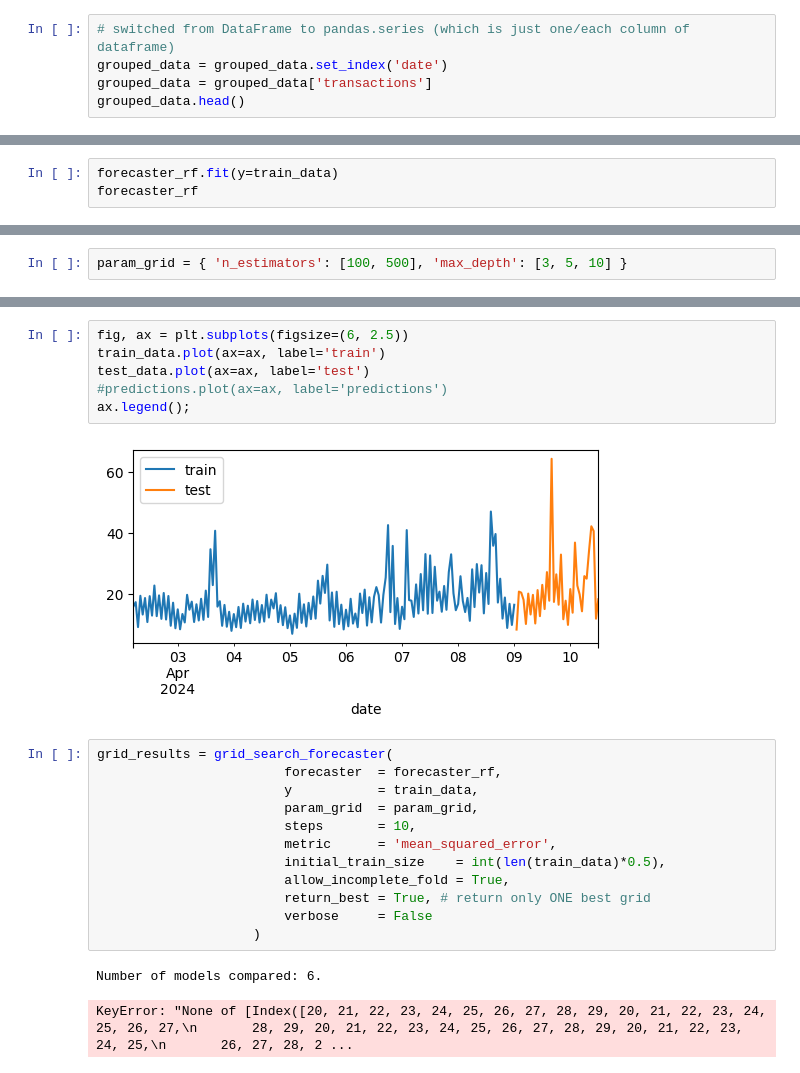
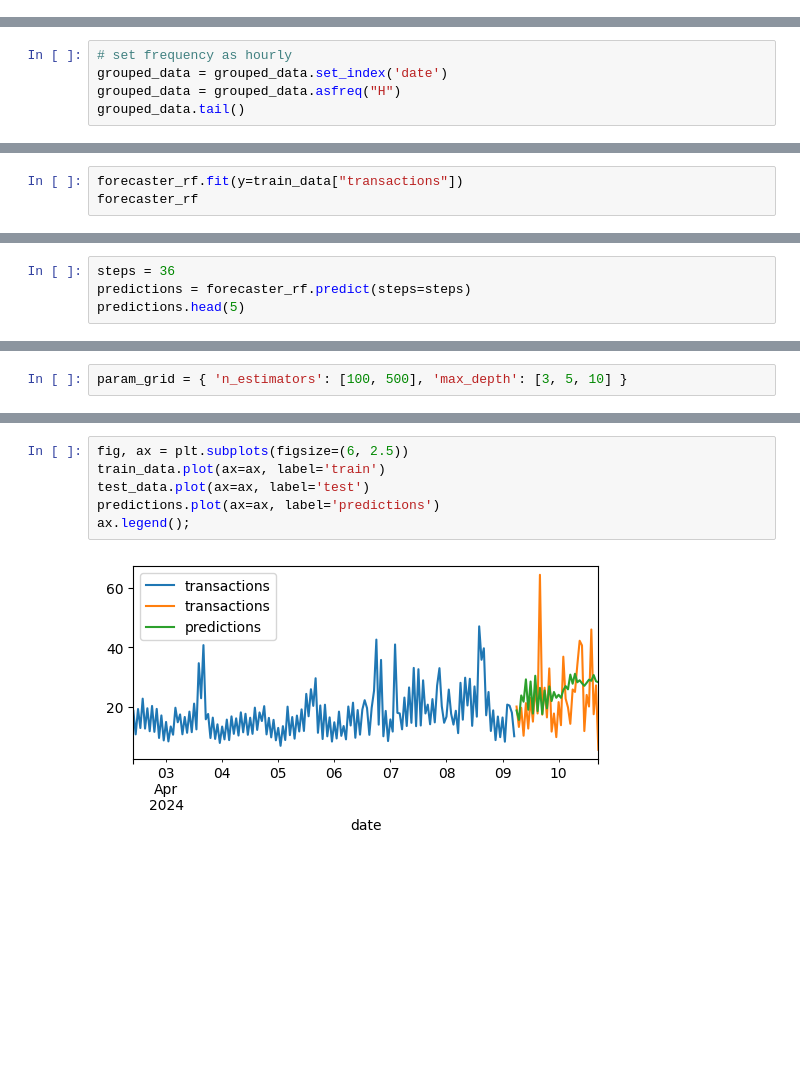
Before and after one commit to capmichal/MLOps-pipeline-github-actions, a Jupyter notebook: notebook.ipynb, the cells around one changed output, grey strips where cells are left out. Cells and saved outputs as stored; diff of their text form; blank space fills up the shorter version.

```diff
--- a/notebook.ipynb
+++ b/notebook.ipynb
@@ -51,5 +40,0 @@ grouped_data.head()
-# %%
-# switched from DataFrame to pandas.series (which is just one/each column of dataframe)
-grouped_data = grouped_data.set_index('date')
-grouped_data = grouped_data['transactions']
-grouped_data.head()
@@ -67,0 +43,5 @@ pandas.core.series.Series
+# %%
+# set frequency as hourly
+grouped_data = grouped_data.set_index('date')
+grouped_data = grouped_data.asfreq("H")
+grouped_data.tail()
@@ -109,7 +85,7 @@ forecaster_rf = ForecasterAutoreg(
                     lags    = 20
                 )
 # %%
-forecaster_rf.fit(y=train_data)
+forecaster_rf.fit(y=train_data["transactions"])
 forecaster_rf
 # %% [output]
 =================
@@ -135,0 +108,4 @@ predictions.head(5)
+# %%
+steps = 36
+predictions = forecaster_rf.predict(steps=steps)
+predictions.head(5)
@@ -148,23 +182,8 @@ Name: transactions, dtype: float64
 # %%
 fig, ax = plt.subplots(figsize=(6, 2.5))
 train_data.plot(ax=ax, label='train')
 test_data.plot(ax=ax, label='test')
-#predictions.plot(ax=ax, label='predictions')
+predictions.plot(ax=ax, label='predictions')
 ax.legend();
 # %% [output]
-[figure, old version]
+[figure, new version]
-# %%
-grid_results = grid_search_forecaster(
-                        forecaster  = forecaster_rf,
-                        y           = train_data,
-                        param_grid  = param_grid,
-                        steps       = 10,
-                        metric      = 'mean_squared_error',
-                        initial_train_size    = int(len(train_data)*0.5),
-                        allow_incomplete_fold = True,
-                        return_best = True, # return only ONE best grid
-                        verbose     = False
-                    )
-# %% [output]
-Number of models compared: 6.
-KeyError: "None of [Index([20, 21, 22, 23, 24, 25, 26, 27, 28, 29, 20, 21, 22, 23, 24, 25, 26, 27,\n       28, 29, 20, 21, 22, 23, 24, 25, 26, 27, 28, 29, 20, 21, 22, 23, 24, 25,\n       26, 27, 28, 2 ...
```
Also changed, not shown: parts of 23 cells of this notebook.
